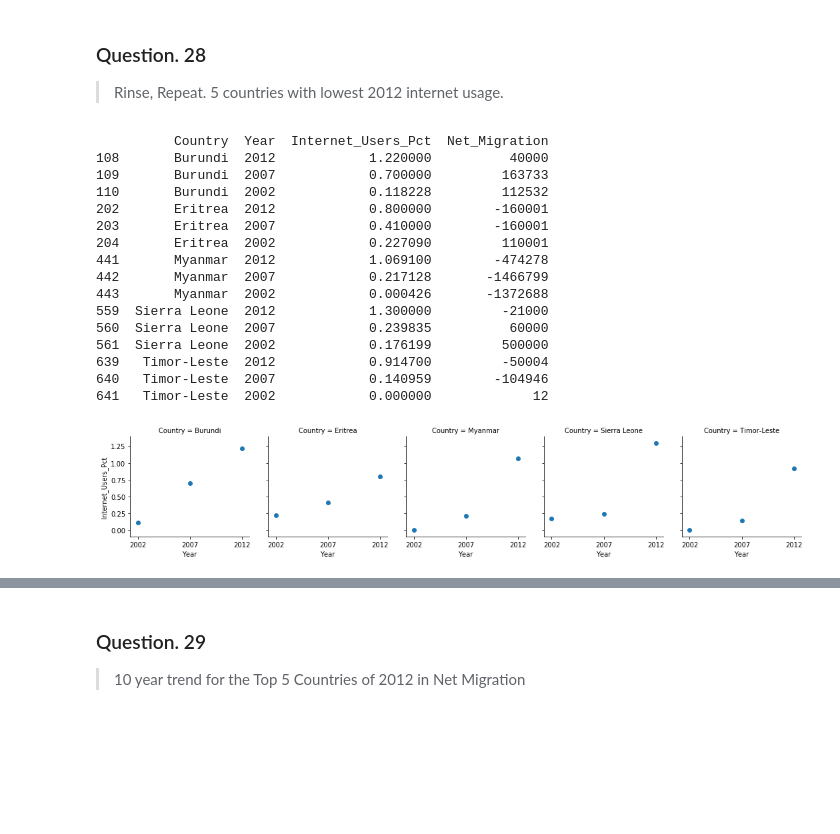
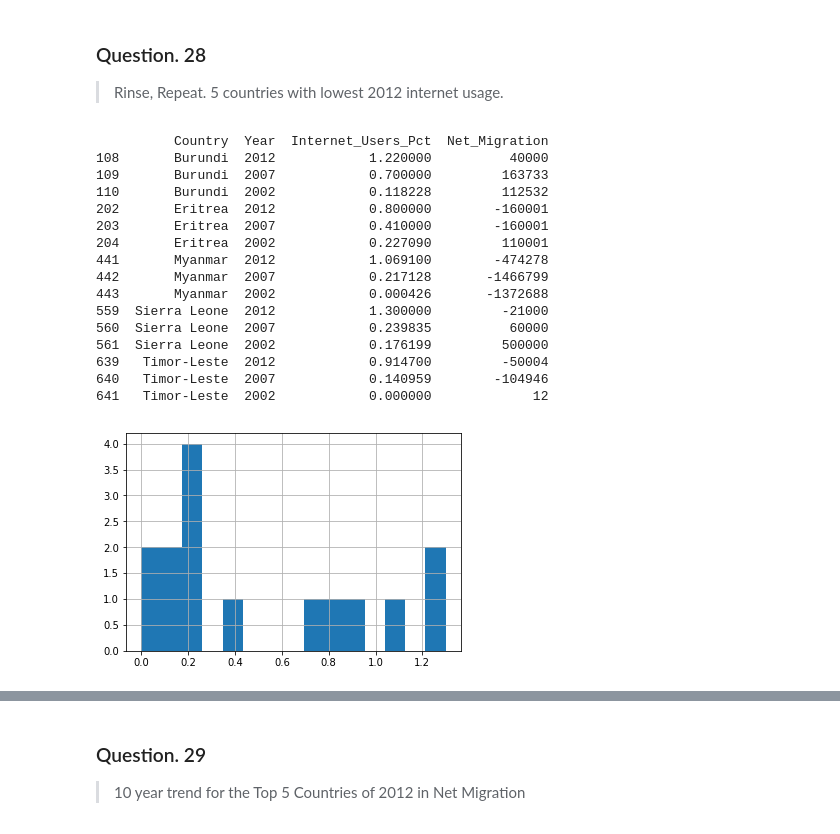
Before and after one commit to DataScienceBS/data-question-1-DataScienceBS, a Jupyter notebook: DS_Q1_attempt3.ipynb, the cells around one changed output, grey strips where cells are left out. Drawn from its saved outputs; the diff is of its cells as text; code cells hidden in the pictures; blank space fills up the shorter version.

```diff
--- a/DS_Q1_attempt3.ipynb
+++ b/DS_Q1_attempt3.ipynb
@@ -386,10 +398,6 @@ country_list_low = np.array(df_2012.sort_values('Internet_Users_Pct', ascending=
 
 bottom_5_internet = yr3_df.loc[yr3_df['Country'].isin(country_list_low[:,0])]
 print(bottom_5_internet)
-plot = sns.FacetGrid(bottom_5_internet, col="Country")
-plot.map(plt.scatter,"Year","Internet_Users_Pct")
-plt.xticks([2002,2007,2012])
-plt.show()
 # %% [output]
           Country  Year  Internet_Users_Pct  Net_Migration
 108       Burundi  2012            1.220000          40000
@@ -407,4 +415,9 @@ plt.show()
 639   Timor-Leste  2012            0.914700         -50004
 640   Timor-Leste  2007            0.140959        -104946
 641   Timor-Leste  2002            0.000000             12
-[figure, removed]
+# %%
+plt.hist(bottom_5_internet['Internet_Users_Pct'], bins=15)
+plt.grid()
+plt.show()
+# %% [output]
+[figure, added]
```
Also changed, not shown: parts of 14 cells of this notebook.
